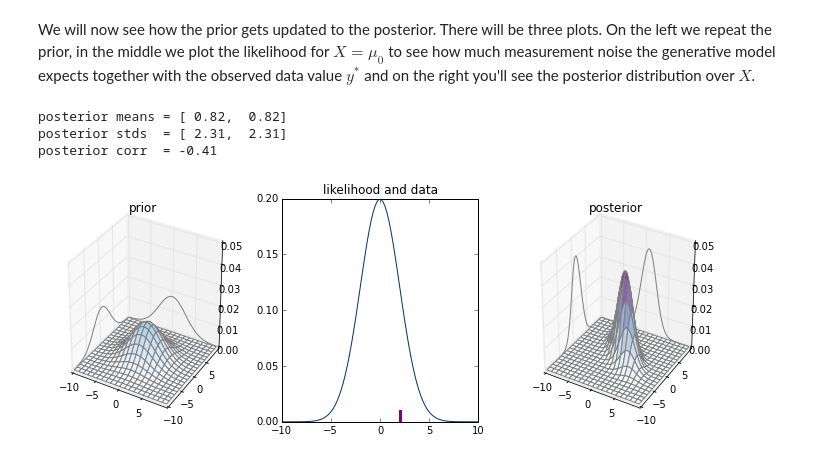
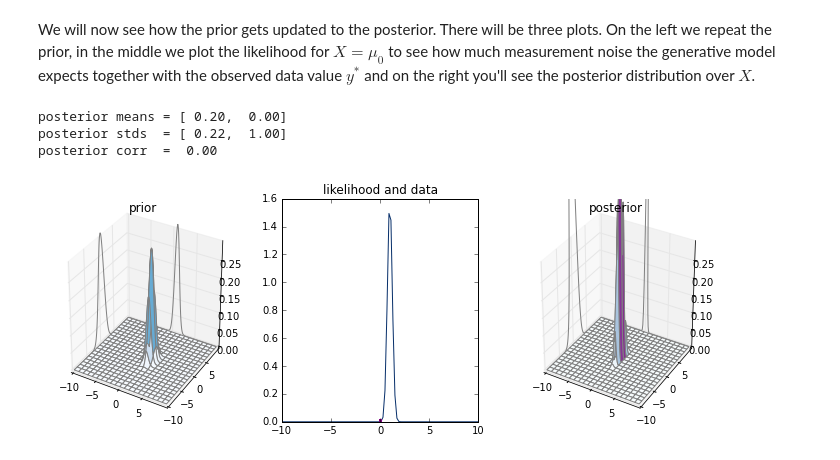
Before and after one commit to sbitzer/BayesTutorial, a Jupyter notebook: GaussInference.ipynb, the cells around one changed output. Cells and saved outputs as stored; diff of their text form; code cells hidden in the pictures.

```diff
--- a/GaussInference.ipynb
+++ b/GaussInference.ipynb
@@ -74,9 +138,9 @@ Below you can change the parameters of the prior distribution. See how this chan
 # %%
 mu0 = np.matrix( [0.0, 0.0] ).transpose()
 
-stdx = 1.5
+stdx = 3
 stdy = 3
-corr = 0
+corr = 0.8
 Sig0 = np.matrix( [[stdx**2, stdx*stdy*corr],[stdx*stdy*corr, stdy**2]] )
 
 # the highest value that should be considered during plotting
@@ -139,51 +203,51 @@ def computePosterior(ystar, mu0, Sig0, sig2, A):
 We will now see how the prior gets updated to the posterior. There will be three plots. On the left we repeat the prior, in the middle we plot the likelihood for $X=\mu_0$ to see how much measurement noise the generative model expects together with the observed data value $y^*$ and on the right you'll see the posterior distribution over $X$.
 # %%
 # define prior
-mu0 = np.matrix( [0.0, 0.0] ).transpose()
+mu0 = np.matrix( [1.0, 0.0] ).transpose()
 
-stdx = 3
-stdy = 3
+stdx = 0.5
+stdy = 1.0
 corr = 0
 Sig0 = np.matrix( [[stdx**2, stdx*stdy*corr],[stdx*stdy*corr, stdy**2]] )
 
 # define likelihood
-sig2 = 2.0**2
-A = np.matrix([1, 1])
+sig2 = 0.25**2
+A = np.matrix([1, 0])
 
 # choose observed data point
-ystar = 2.0
+ystar = 0
 
 # figure
 fig = plt.figure(figsize=(12, 4))
-vmax = 0.05
+vmax = 0.3
 
 # plot prior
 ax1 = fig.add_subplot(131, projection='3d')
 plot2DGauss3D(ax1, mu0, Sig0, cmap='Blues', vmax=vmax)
 ax1.set_zlim3d([0, vmax]);
 ax1.set_title('prior')
 
 # plot likelihood and data
 ax2 = fig.add_subplot(132)
 plot1DGauss(ax2, (A*mu0)[0, 0], sig2, col=plt.cm.Blues(1.0))
 ax2.plot([ystar, ystar], [0.0, 0.01], color='purple', linewidth=3)
 ax2.set_title('likelihood and data')
 
 # plot posterior
 mustar, Sigstar = computePosterior(ystar, mu0, Sig0, sig2, A)
 ax3 = fig.add_subplot(133, projection='3d')
 plot2DGauss3D(ax3, mustar, Sigstar, cmap='BuPu', vmax=vmax)
 ax3.set_zlim3d([0, vmax]);
 ax3.set_title('posterior')
 
 # print posterior mean and covariance for reference
 pstdx = np.sqrt(Sigstar[0, 0])
 pstdy = np.sqrt(Sigstar[1, 1])
 print 'posterior means = [%5.2f, %5.2f]' % (mustar[0, 0], mustar[1, 0])
 print 'posterior stds  = [%5.2f, %5.2f]' % (pstdx, pstdy)
 print 'posterior corr  = %5.2f' % (Sigstar[0, 1] / stdx / stdy,)
 # %% [output]
-posterior means = [ 0.82,  0.82]
-posterior stds  = [ 2.31,  2.31]
-posterior corr  = -0.41
+posterior means = [ 0.20,  0.00]
+posterior stds  = [ 0.22,  1.00]
+posterior corr  =  0.00
-[figure, old version]
+[figure, new version]
```
Also changed, not shown: parts of 4 cells of this notebook.
